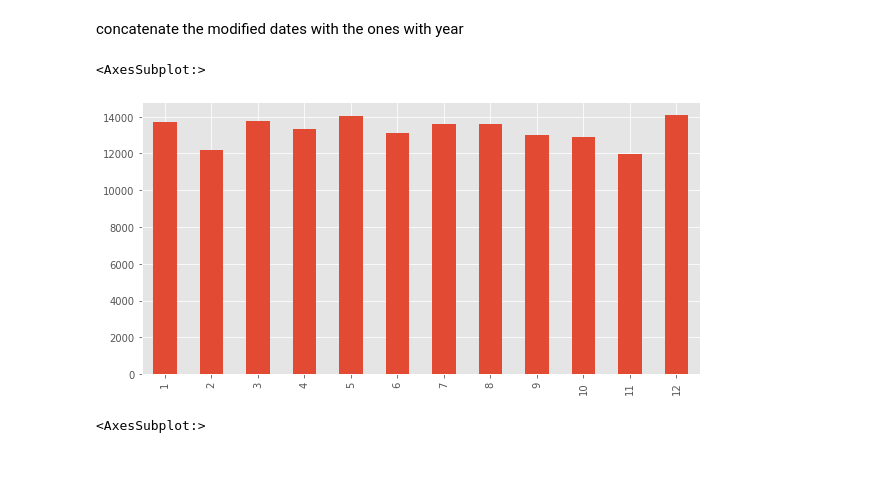
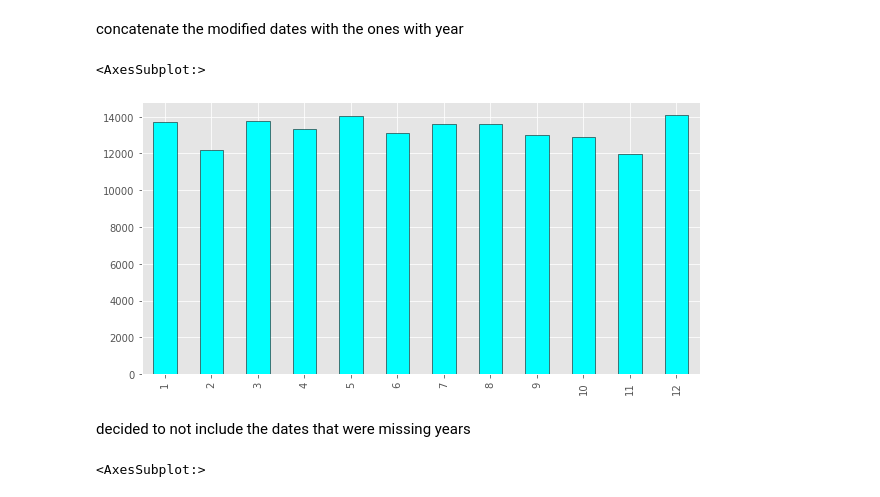
Before and after one commit to MohamedSuwan/leaked-FB-data-analysis, a Jupyter notebook: Jordan FB analysis.ipynb, the cells around one changed output. Saved outputs shown, nothing was run; the diff lists cells and outputs as text; code cells hidden in the pictures; blank space fills up the shorter version.

```diff
--- a/Jordan FB analysis.ipynb
+++ b/Jordan FB analysis.ipynb
@@ -5,7 +5,7 @@ import seaborn as sns
 import matplotlib.style as st
 st.use("ggplot")
 # %%
-df=pd.read_csv("newJordan.csv",usecols=["phone","religion","birthday","first","gender","lang"])
+df=pd.read_csv("newJordan.csv",usecols=["phone","religion","birthday","first","gender","lang","email"])
 # %%
 df.drop_duplicates(inplace=True)
 # %%
@@ -170,10 +170,12 @@ dates=pd.concat([two,one],axis=0)
 # %%
 dates=pd.to_datetime(dates)
 # %%
-dates.dt.month.value_counts().sort_index().plot(figsize=(10,5),kind="bar")
+dates.dt.month.value_counts().sort_index().plot(figsize=(10,5),kind="bar",color="cyan",edgecolor="black")
 # %% [output]
 <AxesSubplot:>
-[figure, old version]
+[figure, new version]
+# %% [markdown]
+decided to not include the dates that were missing years
 # %%
 dates.dt.year.value_counts()[1:].sort_index().plot(figsize=(20,10),kind="bar",color="b")
 # %% [output]
```
Also changed, not shown: parts of 18 cells of this notebook.
